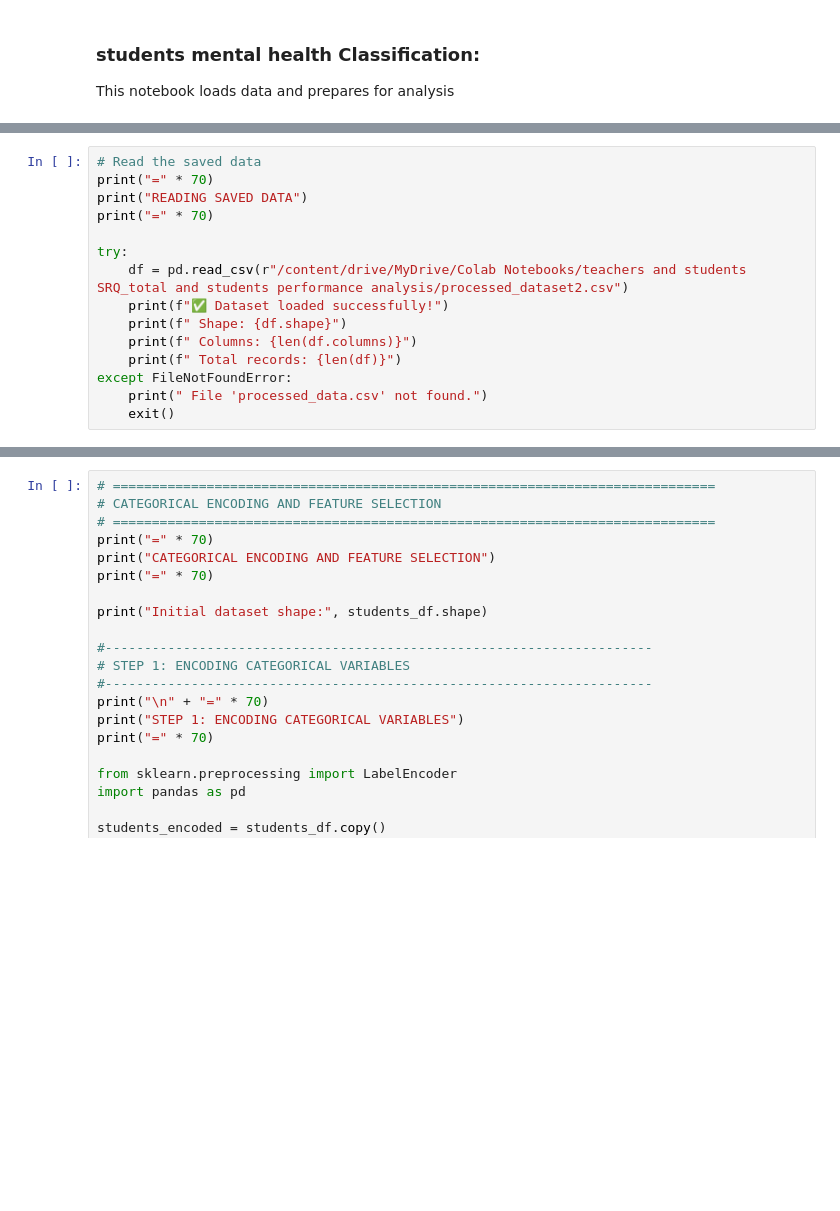
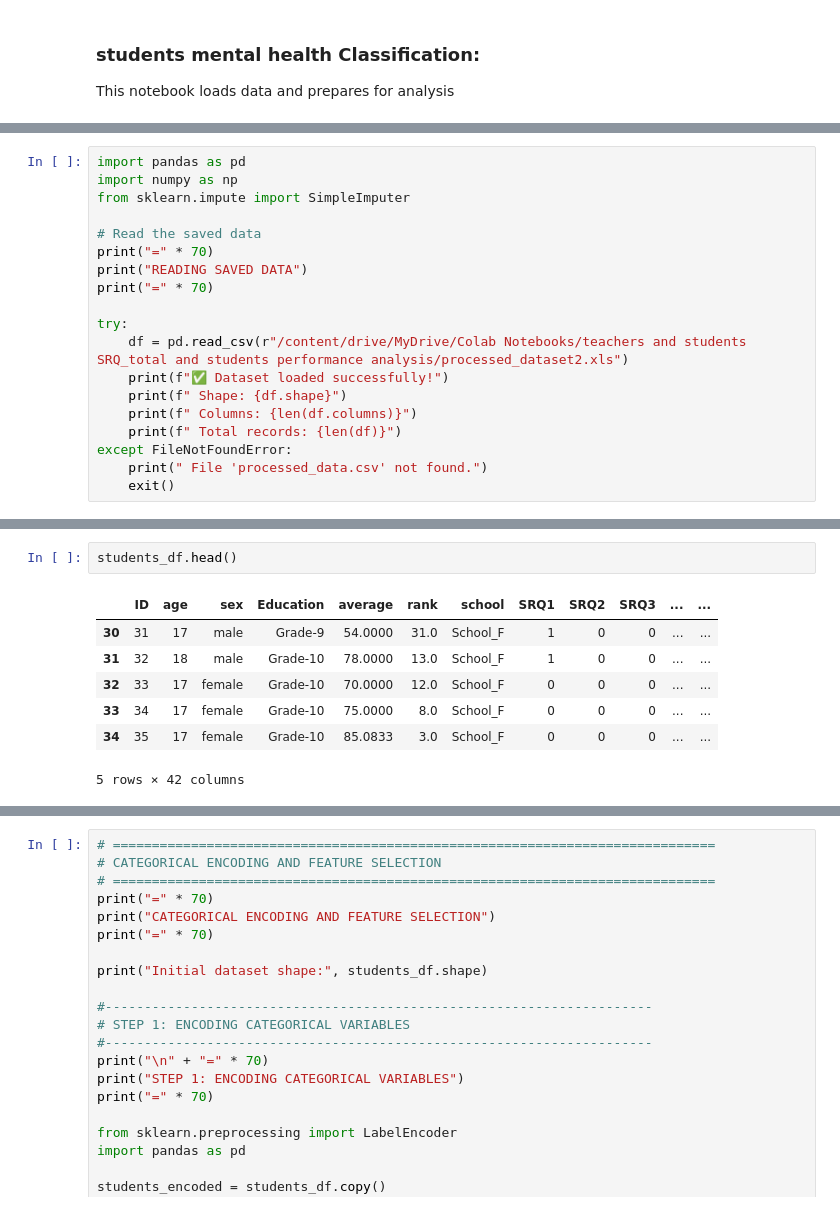
Before and after one commit to birhanumoges/Students-mental-health-analysis, a Jupyter notebook: NoteBooks/students_mental_health.ipynb, the cells around one changed output, grey strips where cells are left out. Saved outputs shown, nothing was run; the diff lists cells and outputs as text; blank space fills up the shorter version.

```diff
--- a/NoteBooks/students_mental_health.ipynb
+++ b/NoteBooks/students_mental_health.ipynb
@@ -17,11 +13,15 @@ from sklearn.impute import SimpleImputer
 # %%
+import pandas as pd
+import numpy as np
+from sklearn.impute import SimpleImputer
+
 # Read the saved data
 print("=" * 70)
 print("READING SAVED DATA")
 print("=" * 70)
 
 try:
-    df = pd.read_csv(r"/content/drive/MyDrive/Colab Notebooks/teachers and students SRQ_total and students performance analysis/processed_dataset2.csv")
+    df = pd.read_csv(r"/content/drive/MyDrive/Colab Notebooks/teachers and students SRQ_total and students performance analysis/processed_dataset2.xls")
     print(f"✅ Dataset loaded successfully!")
     print(f" Shape: {df.shape}")
     print(f" Columns: {len(df.columns)}")
@@ -168,2 +223,12 @@ else:
+# %%
+students_df.head()
+# %% [output]
+|  | ID | age | sex | Education | average | rank | school | SRQ1 | SRQ2 | SRQ3 | ... | ... |
+| 30 | 31 | 17 | male | Grade-9 | 54.0000 | 31.0 | School_F | 1 | 0 | 0 | ... | ... |
+| 31 | 32 | 18 | male | Grade-10 | 78.0000 | 13.0 | School_F | 1 | 0 | 0 | ... | ... |
+| 32 | 33 | 17 | female | Grade-10 | 70.0000 | 12.0 | School_F | 0 | 0 | 0 | ... | ... |
+| 33 | 34 | 17 | female | Grade-10 | 75.0000 | 8.0 | School_F | 0 | 0 | 0 | ... | ... |
+| 34 | 35 | 17 | female | Grade-10 | 85.0833 | 3.0 | School_F | 0 | 0 | 0 | ... | ... |
+5 rows × 42 columns
 # %%
 #----------------------------------------------------------------------
```
Also changed, not shown: parts of 9 cells of this notebook.
